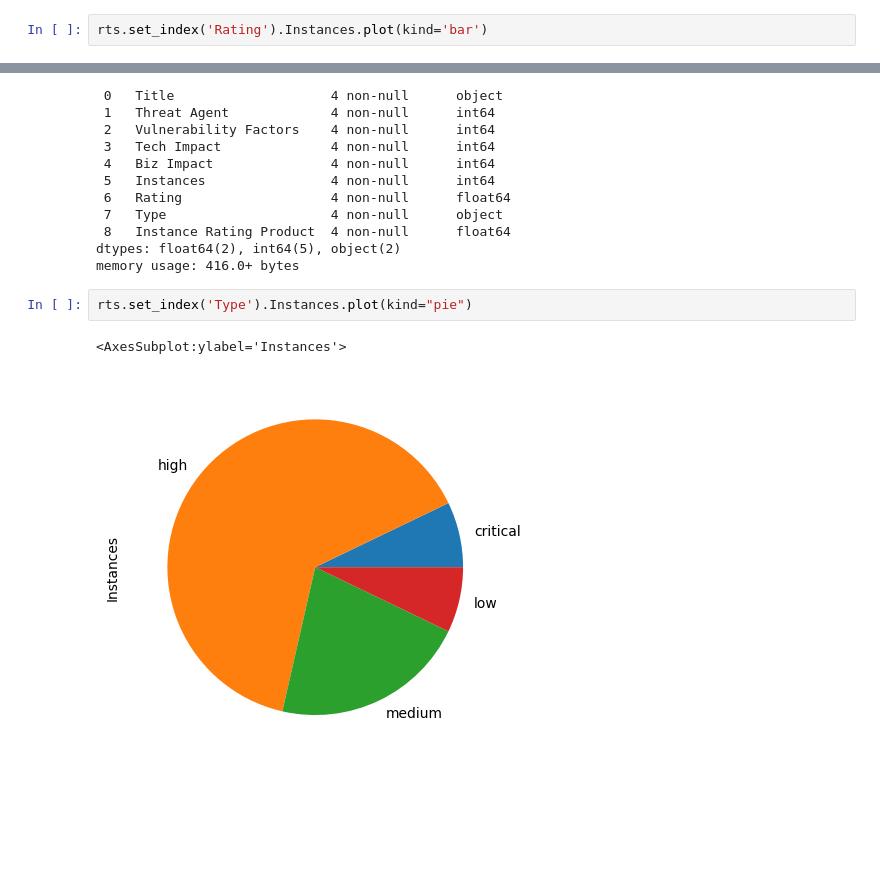
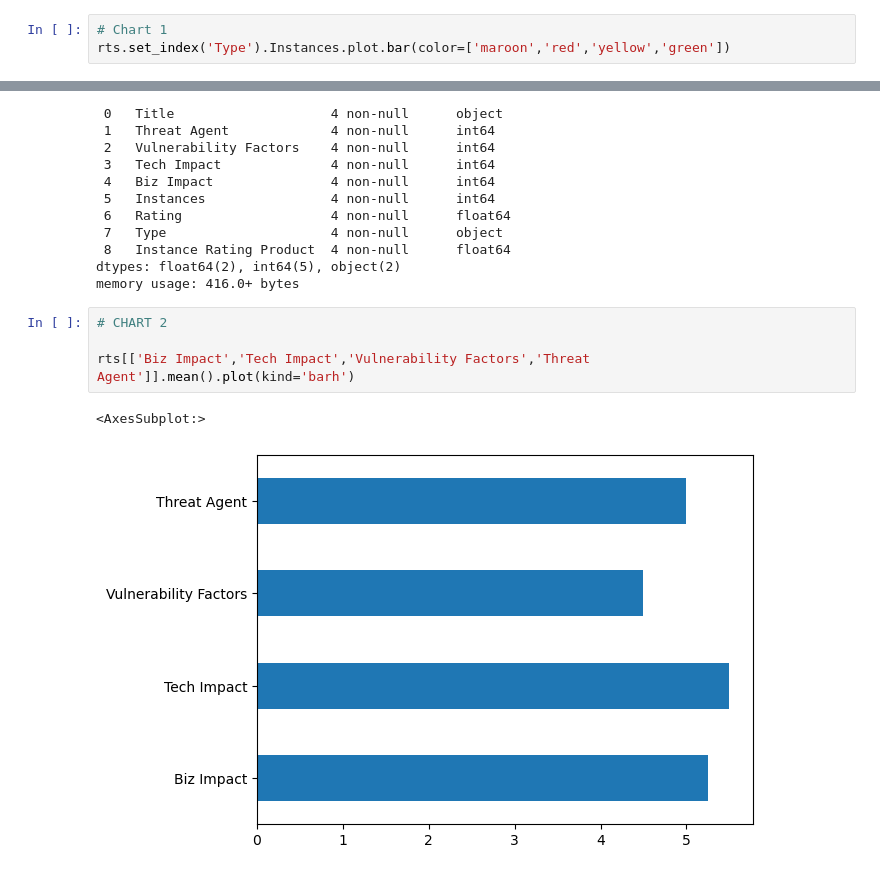
Before and after one commit to Sukant-cyber/data_science, a Jupyter notebook: Red Team Security.ipynb, the cells around one changed output, grey strips where cells are left out. Drawn from its saved outputs; the diff is of its cells as text; blank space fills up the shorter version.

```diff
--- a/Red Team Security.ipynb
+++ b/Red Team Security.ipynb
@@ -42,3 +33,4 @@ med
 # %%
-rts.set_index('Rating').Instances.plot(kind='bar')
+# Chart 1
+rts.set_index('Type').Instances.plot.bar(color=['maroon','red','yellow','green'])
 # %% [output]
@@ -66,9 +58,11 @@ Data columns (total 9 columns):
 dtypes: float64(2), int64(5), object(2)
 memory usage: 416.0+ bytes
 # %%
-rts.set_index('Type').Instances.plot(kind="pie")
+# CHART 2
+
+rts[['Biz Impact','Tech Impact','Vulnerability Factors','Threat Agent']].mean().plot(kind='barh')
 # %% [output]
-<AxesSubplot:ylabel='Instances'>
+<AxesSubplot:>
-[figure, old version]
+[figure, new version]
 # %%
 # Creating new dataframe
```
Also changed, not shown: parts of 7 cells of this notebook.
